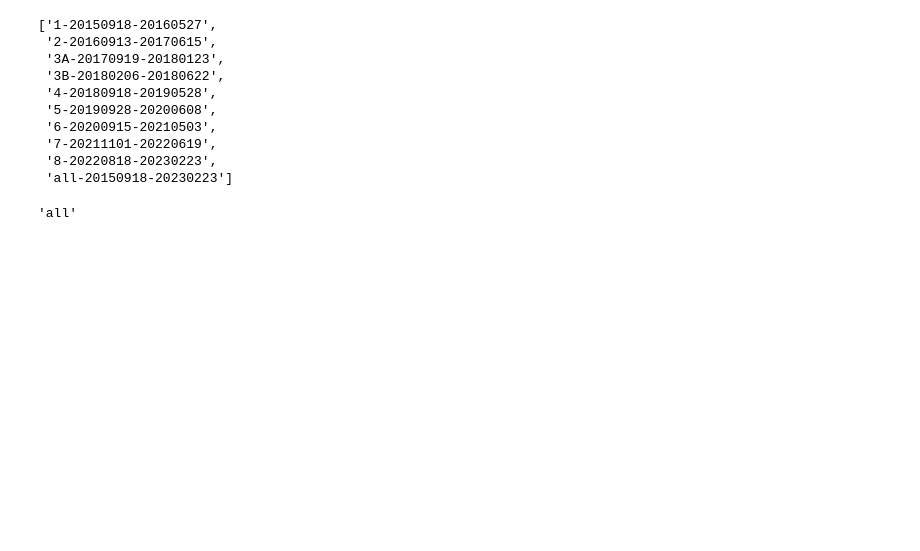
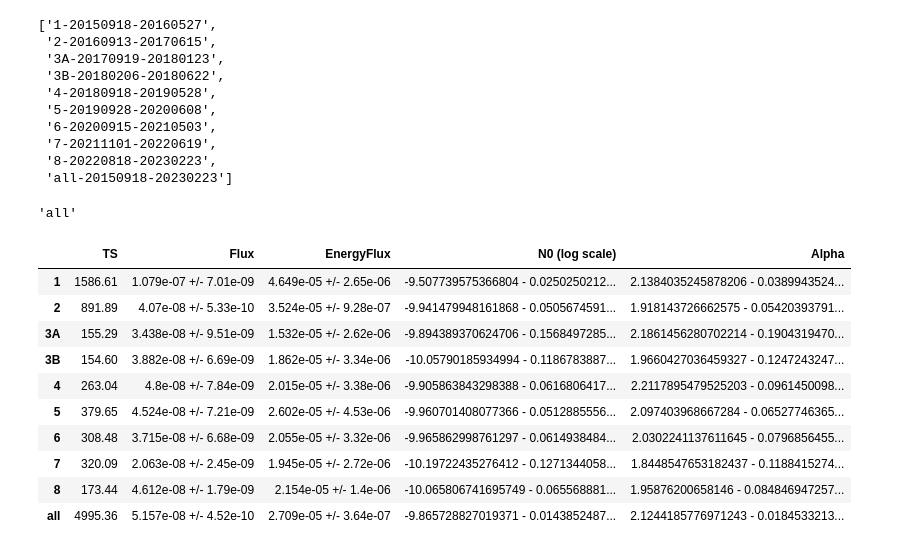
Before and after one commit to DarkWake9/Project-Fermi, a Jupyter notebook: 2311-02372-OJ287/output_placers.ipynb, the cells around one changed output. Drawn from its saved outputs; the diff is of its cells as text; code cells hidden in the pictures; blank space fills up the shorter version.

```diff
--- a/2311-02372-OJ287/output_placers.ipynb
+++ b/2311-02372-OJ287/output_placers.ipynb
@@ -55,5 +55,19 @@ temp = data.columns
 temp = [i.strip() for i in temp]
 # %%
 data.columns = temp
+# %%
+data[['TS', 'Flux', 'EnergyFlux', 'N0 (log scale)', 'Alpha']]
+# %% [output]
+|  | TS | Flux | EnergyFlux | N0 (log scale) | Alpha |
+| 1 | 1586.61 | 1.079e-07 +/- 7.01e-09 | 4.649e-05 +/- 2.65e-06 | -9.507739575366804 - 0.0250250212... | 2.1384035245878206 - 0.0389943524... |
+| 2 | 891.89 | 4.07e-08 +/- 5.33e-10 | 3.524e-05 +/- 9.28e-07 | -9.941479948161868 - 0.0505674591... | 1.918143726662575 - 0.05420393791... |
+| 3A | 155.29 | 3.438e-08 +/- 9.51e-09 | 1.532e-05 +/- 2.62e-06 | -9.894389370624706 - 0.1568497285... | 2.1861456280702214 - 0.1904319470... |
+| 3B | 154.60 | 3.882e-08 +/- 6.69e-09 | 1.862e-05 +/- 3.34e-06 | -10.05790185934994 - 0.1186783887... | 1.9660427036459327 - 0.1247243247... |
+| 4 | 263.04 | 4.8e-08 +/- 7.84e-09 | 2.015e-05 +/- 3.38e-06 | -9.905863843298388 - 0.0616806417... | 2.2117895479525203 - 0.0961450098... |
+| 5 | 379.65 | 4.524e-08 +/- 7.21e-09 | 2.602e-05 +/- 4.53e-06 | -9.960701408077366 - 0.0512885556... | 2.097403968667284 - 0.06527746365... |
+| 6 | 308.48 | 3.715e-08 +/- 6.68e-09 | 2.055e-05 +/- 3.32e-06 | -9.965862998761297 - 0.0614938484... | 2.0302241137611645 - 0.0796856455... |
+| 7 | 320.09 | 2.063e-08 +/- 2.45e-09 | 1.945e-05 +/- 2.72e-06 | -10.19722435276412 - 0.1271344058... | 1.8448547653182437 - 0.1188415274... |
+| 8 | 173.44 | 4.612e-08 +/- 1.79e-09 | 2.154e-05 +/- 1.4e-06 | -10.065806741695749 - 0.065568881... | 1.95876200658146 - 0.084846947257... |
+| all | 4995.36 | 5.157e-08 +/- 4.52e-10 | 2.709e-05 +/- 3.64e-07 | -9.865728827019371 - 0.0143852487... | 2.1244185776971243 - 0.0184533213... |
 # %%
 data[['TS', 'Flux', 'EnergyFlux', 'N0 (log scale)', 'Alpha']].to_latex('./temp/Target_results.tex', float_format='%.2f')
```
Also changed, not shown: 13 other files.
